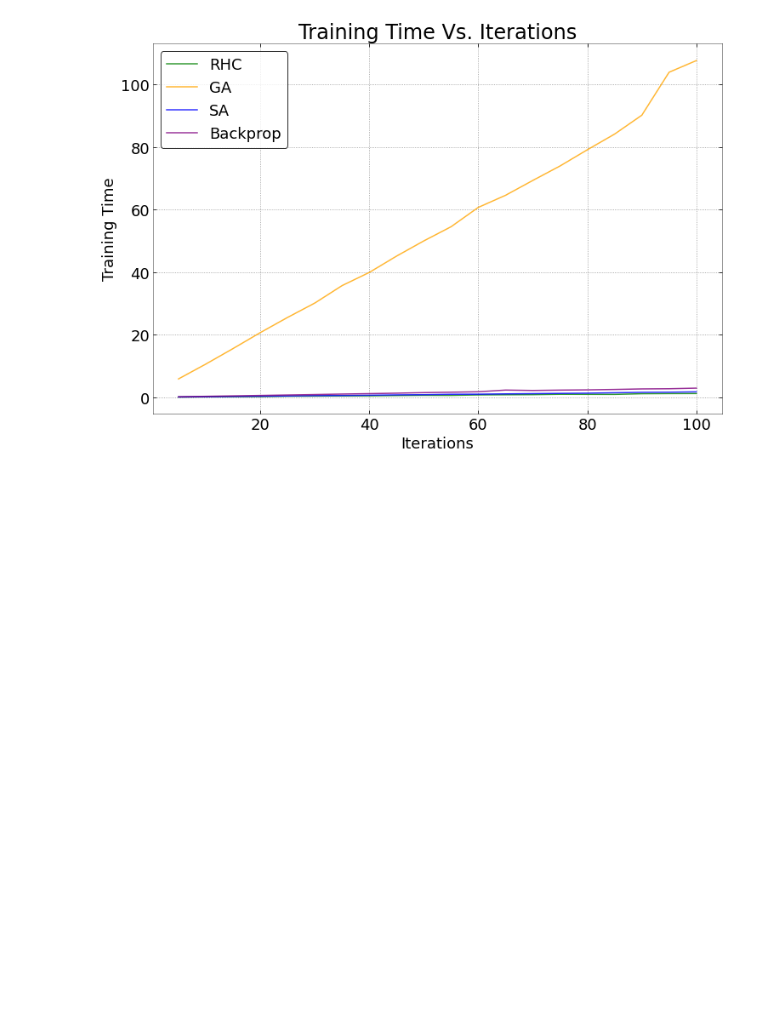
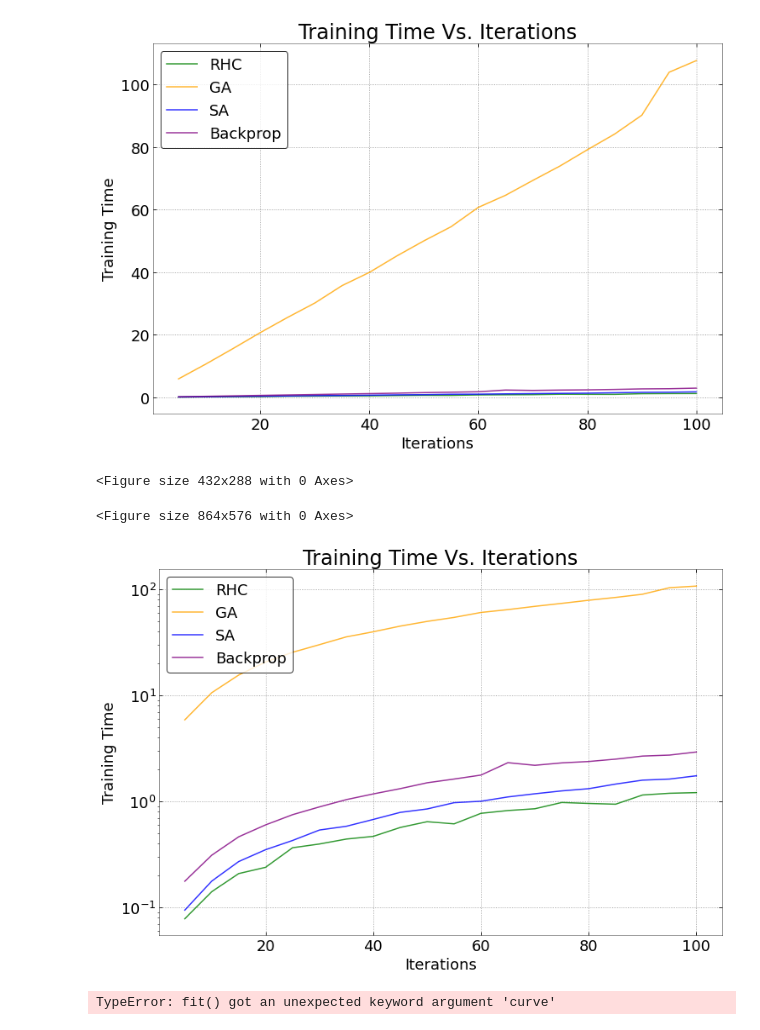
Before and after one commit to sagniksinha/CS7641-Assignment2, a Jupyter notebook: NN_Rose.ipynb, the cells around one changed output. Drawn from its saved outputs; the diff is of its cells as text; code cells hidden in the pictures; blank space fills up the shorter version.

```diff
--- a/NN_Rose.ipynb
+++ b/NN_Rose.ipynb
@@ -783,3 +751,56 @@ plt.show()
 <Figure size 432x288 with 0 Axes>
 <Figure size 864x576 with 0 Axes>
 [figure]
+# %%
+df = pd.read_excel(r'C:\Users\sagni\Documents\Personal Files\CS7641\Assignment2\NN_Images\Accuracy.xlsx', engine='openpyxl')
+header = 24
+other_title = 18
+
+#Plot RHC Train vs Test
+plt.clf()
+plt.figure(figsize=(12, 8))
+plt.gcf().set_facecolor('white')
+fig, ax = plt.subplots(figsize=(12, 8))
+fig.set_facecolor('white')
+ax.set_facecolor('white')
+plt.plot(df[['iterations']], df[['RHC_Time']], color='green', label='RHC', alpha=0.8)
+plt.plot(df[['iterations']], df[['GA_Time']], color='orange', label='GA', alpha=0.8)
+plt.plot(df[['iterations']], df[['SA_Time']], color='blue', label='SA', alpha=0.8)
+plt.plot(df[['iterations']], df[['GD_Time']], color='purple', label='Backprop', alpha=0.8)
+plt.xlabel('Iterations', fontsize=other_title)
+plt.ylabel('Training Time', fontsize=other_title)
+title = "Training Time Vs. Iterations"
+plt.title(title, fontsize=header)
+plt.legend(loc='upper left', frameon=True, edgecolor='black', facecolor='white', fontsize=other_title)
+plt.tick_params(direction='in', bottom=True, top=True, left=True, right=True, length=4)
+plt.gca().spines['top'].set_color('black')
+plt.gca().spines['bottom'].set_color('black')
+plt.gca().spines['left'].set_color('black')
+plt.gca().spines['right'].set_color('black')
+spine_alpha = 0.5
+plt.gca().spines['top'].set_alpha(spine_alpha)
+plt.gca().spines['bottom'].set_alpha(spine_alpha)
+plt.gca().spines['left'].set_alpha(spine_alpha)
+plt.gca().spines['right'].set_alpha(spine_alpha)
+plt.grid(True, linestyle="dotted", alpha=0.45, color='black')
+plt.yscale('log')
+plt.xticks(fontsize=other_title)
+plt.yticks(fontsize=other_title)
+h1 = 'C:/Users/sagni/Documents/Personal Files/CS7641/Assignment2/NN_Images/TrainingTimeVsIterations_log.png'
+plt.savefig(h1, dpi=600)
+plt.show()
+# %% [output]
+<Figure size 432x288 with 0 Axes>
+<Figure size 864x576 with 0 Axes>
+[figure, added]
+# %%
+def GA_tuneing(trainX, testX, trainY, testY):
+
+    nn = NeuralNetwork(hidden_nodes=[32,], activation='relu',
+                                   algorithm=algorithm, max_iters=int(max_iter),
+                                   bias=True, is_classifier=True, learning_rate=0.001,
+                                   early_stopping=False, clip_max=1e10, schedule=exp_decay,
+                                   pop_size=kwargs['pop_size'], mutation_prob=kwargs['mutation_prob'],
+                                   max_attempts=int(max_iter), random_state=random_seed, curve=True)
+# %% [output]
+TypeError: fit() got an unexpected keyword argument 'curve'
```
Also changed, not shown: parts of 5 cells of this notebook, 51 other files.
